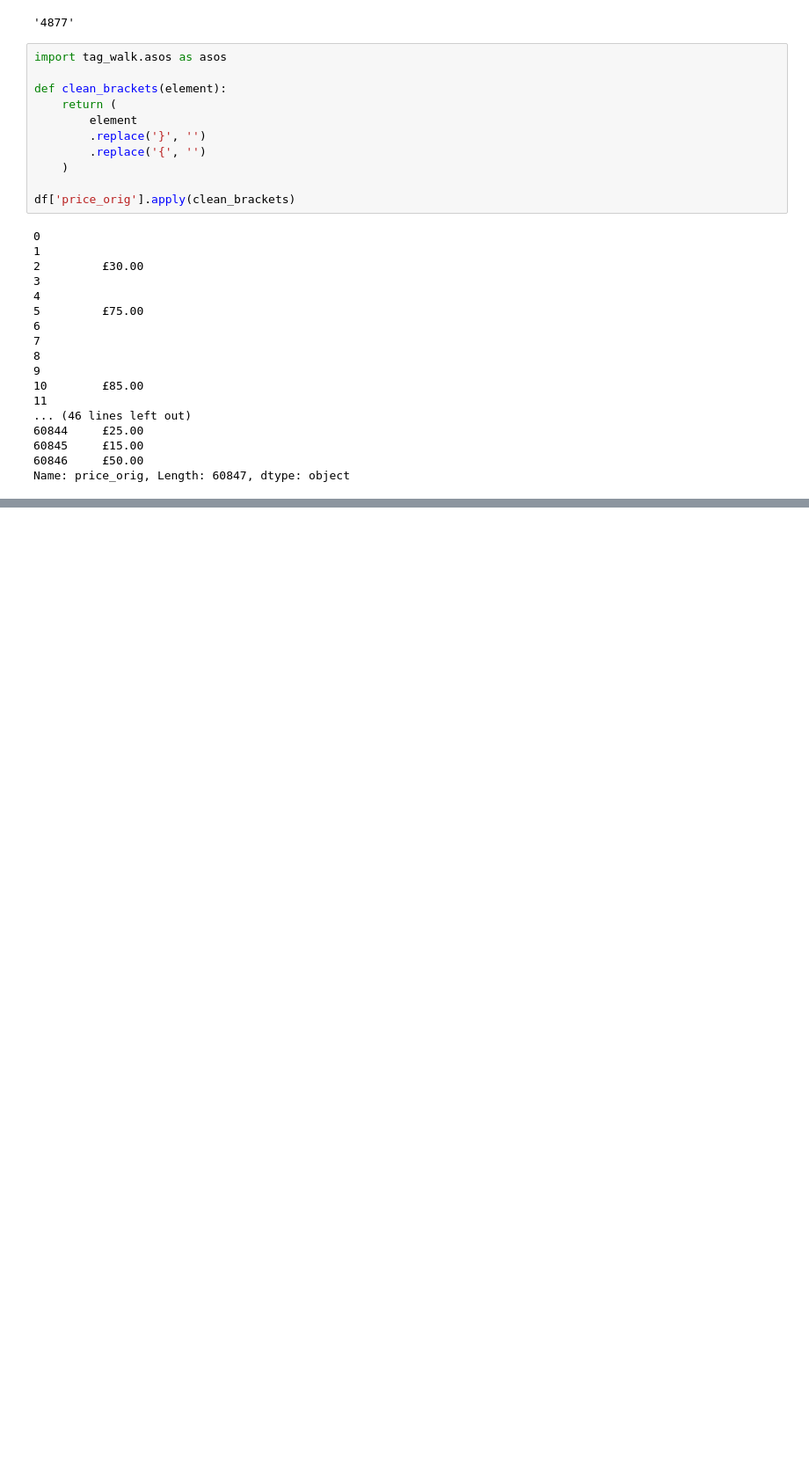
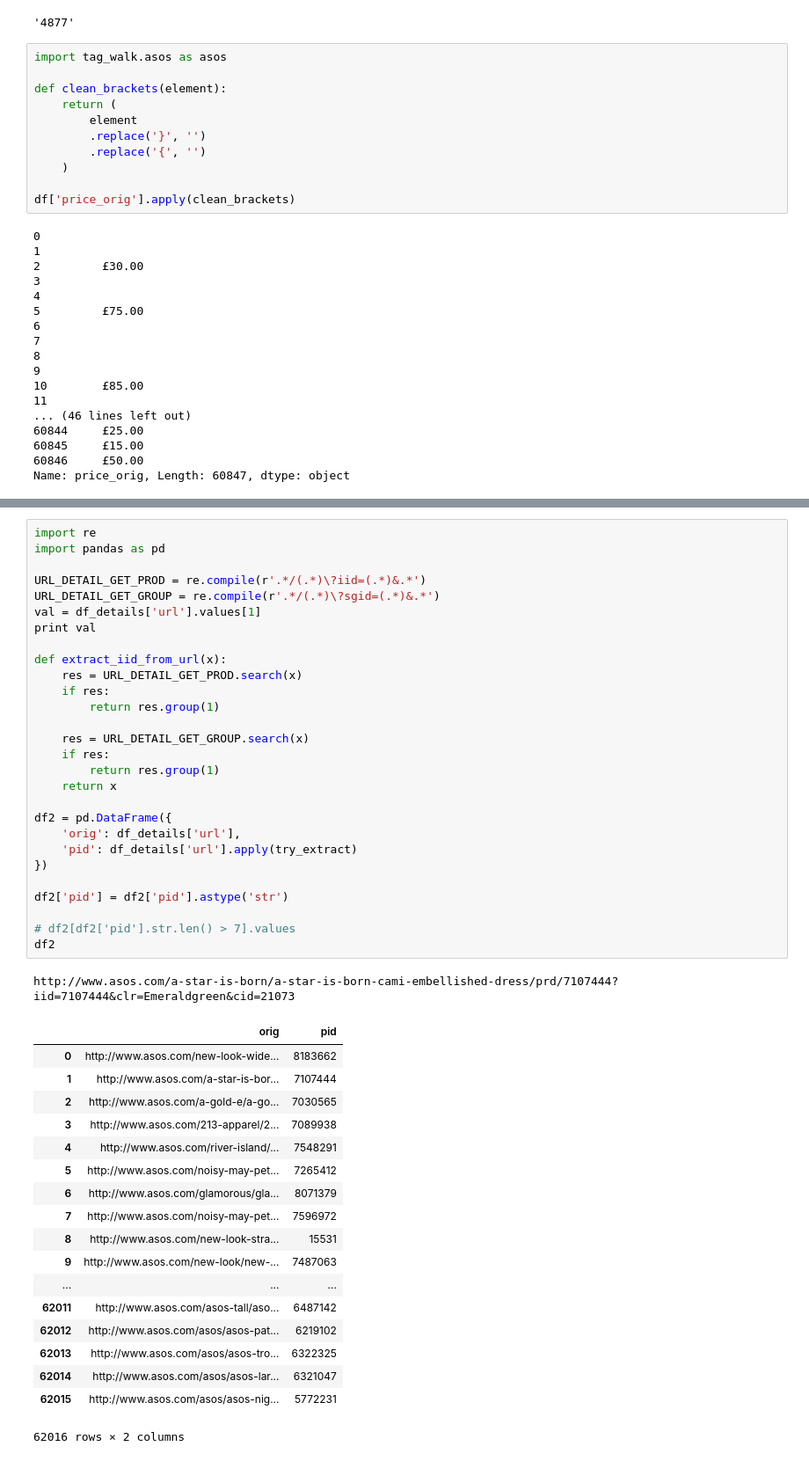
Before and after one commit to Antobiotics/tagWalk, a Jupyter notebook: tag_walk/notebooks/Asos.ipynb, the cells around one changed output, grey strips where cells are left out. Shown: that part at 88% size. Cells and saved outputs as stored; diff of their text form; blank space fills up the shorter version.

```diff
--- a/tag_walk/notebooks/Asos.ipynb
+++ b/tag_walk/notebooks/Asos.ipynb
@@ -131,0 +154,48 @@ df
+# %%
+import re
+import pandas as pd
+
+URL_DETAIL_GET_PROD = re.compile(r'.*/(.*)\?iid=(.*)&.*')
+URL_DETAIL_GET_GROUP = re.compile(r'.*/(.*)\?sgid=(.*)&.*')
+val = df_details['url'].values[1]
+print val
+
+def extract_iid_from_url(x):
+    res = URL_DETAIL_GET_PROD.search(x)
+    if res:
+        return res.group(1)
+
+    res = URL_DETAIL_GET_GROUP.search(x)
+    if res:
+        return res.group(1)
+    return x
+
+df2 = pd.DataFrame({
+    'orig': df_details['url'],
+    'pid': df_details['url'].apply(try_extract)
+})
+
+df2['pid'] = df2['pid'].astype('str')
+
+# df2[df2['pid'].str.len() > 7].values
+df2
+# %% [output]
+http://www.asos.com/a-star-is-born/a-star-is-born-cami-embellished-dress/prd/7107444?iid=7107444&clr=Emeraldgreen&cid=21073
+|  | orig | pid |
+| 0 | http://www.asos.com/new-look-wide... | 8183662 |
+| 1 | http://www.asos.com/a-star-is-bor... | 7107444 |
+| 2 | http://www.asos.com/a-gold-e/a-go... | 7030565 |
+| 3 | http://www.asos.com/213-apparel/2... | 7089938 |
+| 4 | http://www.asos.com/river-island/... | 7548291 |
+| 5 | http://www.asos.com/noisy-may-pet... | 7265412 |
+| 6 | http://www.asos.com/glamorous/gla... | 8071379 |
+| 7 | http://www.asos.com/noisy-may-pet... | 7596972 |
+| 8 | http://www.asos.com/new-look-stra... | 15531 |
+| 9 | http://www.asos.com/new-look/new-... | 7487063 |
+| ... | ... | ... |
+| 62011 | http://www.asos.com/asos-tall/aso... | 6487142 |
+| 62012 | http://www.asos.com/asos/asos-pat... | 6219102 |
+| 62013 | http://www.asos.com/asos/asos-tro... | 6322325 |
+| 62014 | http://www.asos.com/asos/asos-lar... | 6321047 |
+| 62015 | http://www.asos.com/asos/asos-nig... | 5772231 |
+62016 rows × 2 columns
```
Also changed, not shown: parts of 8 cells of this notebook, 1 other file.
